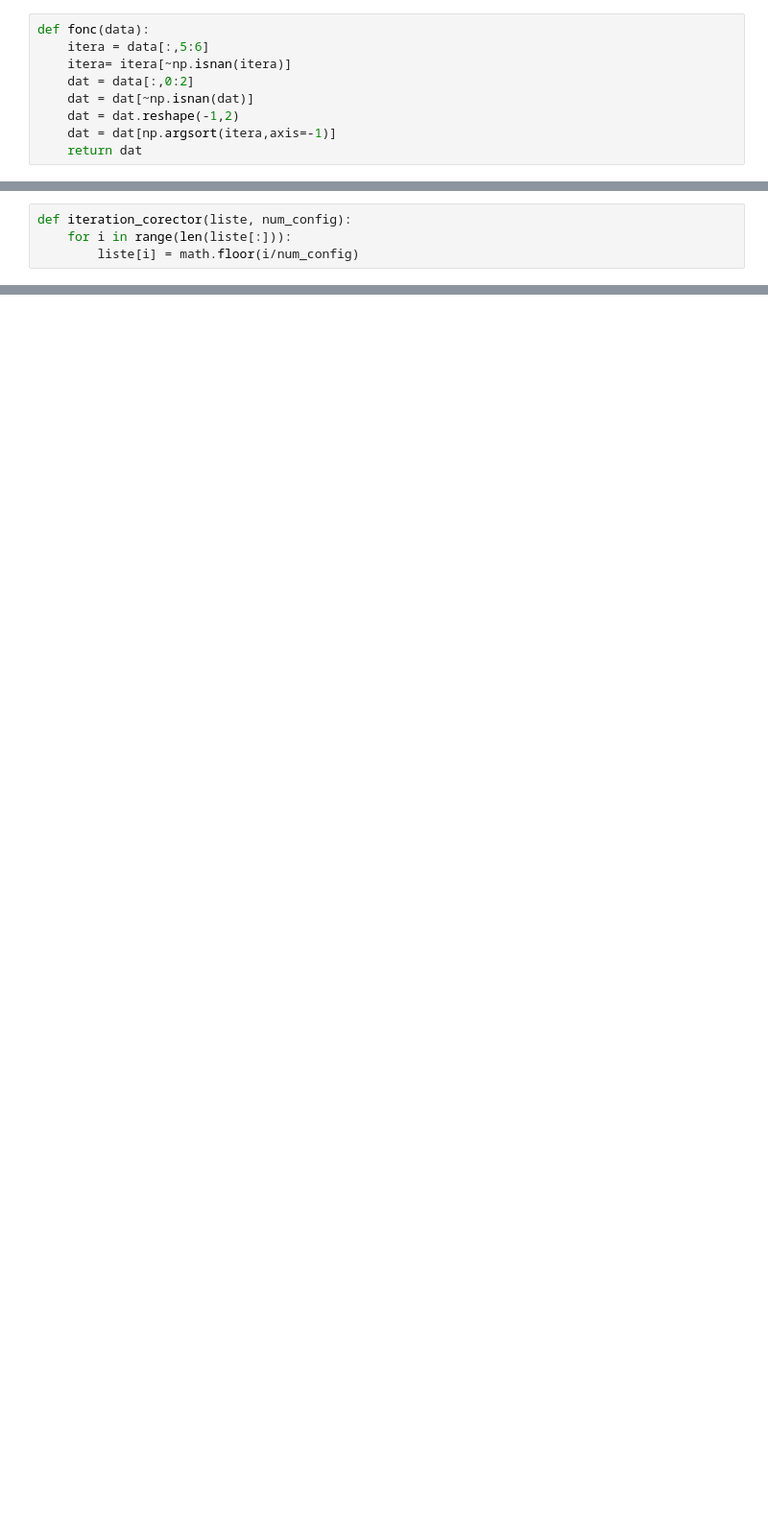
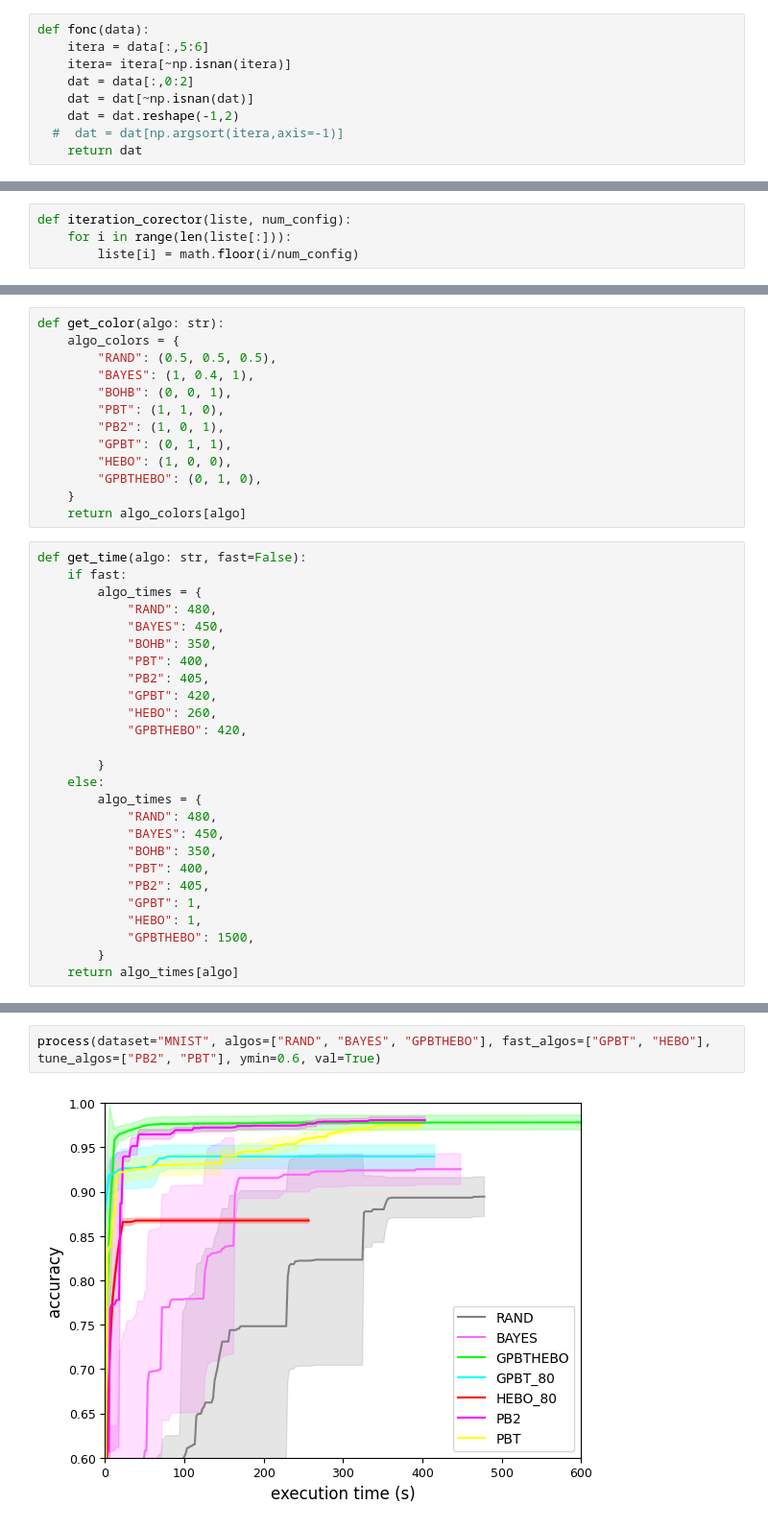
Before and after one commit to TheBlueHawk/GPBT-HEBO, a Jupyter notebook: analytics.ipynb, the cells around one changed output, grey strips where cells are left out. Shown at 96% size. Saved outputs shown, nothing was run; the diff lists cells and outputs as text; blank space fills up the shorter version.

```diff
--- a/analytics.ipynb
+++ b/analytics.ipynb
@@ -15,6 +19,6 @@ def fonc(data):
     dat = data[:,0:2]
     dat = dat[~np.isnan(dat)]
     dat = dat.reshape(-1,2)
-    dat = dat[np.argsort(itera,axis=-1)]
+  #  dat = dat[np.argsort(itera,axis=-1)]
     return dat
 # %%
@@ -929,0 +48,39 @@ plt.show()
+# %%
+def get_color(algo: str):
+    algo_colors = {
+        "RAND": (0.5, 0.5, 0.5),
+        "BAYES": (1, 0.4, 1),
+        "BOHB": (0, 0, 1),
+        "PBT": (1, 1, 0),
+        "PB2": (1, 0, 1),
+        "GPBT": (0, 1, 1),
+        "HEBO": (1, 0, 0),
+        "GPBTHEBO": (0, 1, 0),
+    }
+    return algo_colors[algo]
+# %%
+def get_time(algo: str, fast=False):
+    if fast:
+        algo_times = {
+            "RAND": 480,
+            "BAYES": 450,
+            "BOHB": 350,
+            "PBT": 400,
+            "PB2": 405,
+            "GPBT": 420,
+            "HEBO": 260,
+            "GPBTHEBO": 420,
+
+        }
+    else:
+        algo_times = {
+            "RAND": 480,
+            "BAYES": 450,
+            "BOHB": 350,
+            "PBT": 400,
+            "PB2": 405,
+            "GPBT": 1,
+            "HEBO": 1,
+            "GPBTHEBO": 1500,
+        }
+    return algo_times[algo]
@@ -929,0 +141,4 @@ plt.show()
+# %%
+process(dataset="MNIST", algos=["RAND", "BAYES", "GPBTHEBO"], fast_algos=["GPBT", "HEBO"], tune_algos=["PB2", "PBT"], ymin=0.6, val=True)
+# %% [output]
+[figure, added]
```
Also changed, not shown: parts of 36 cells of this notebook, 5 other files.
